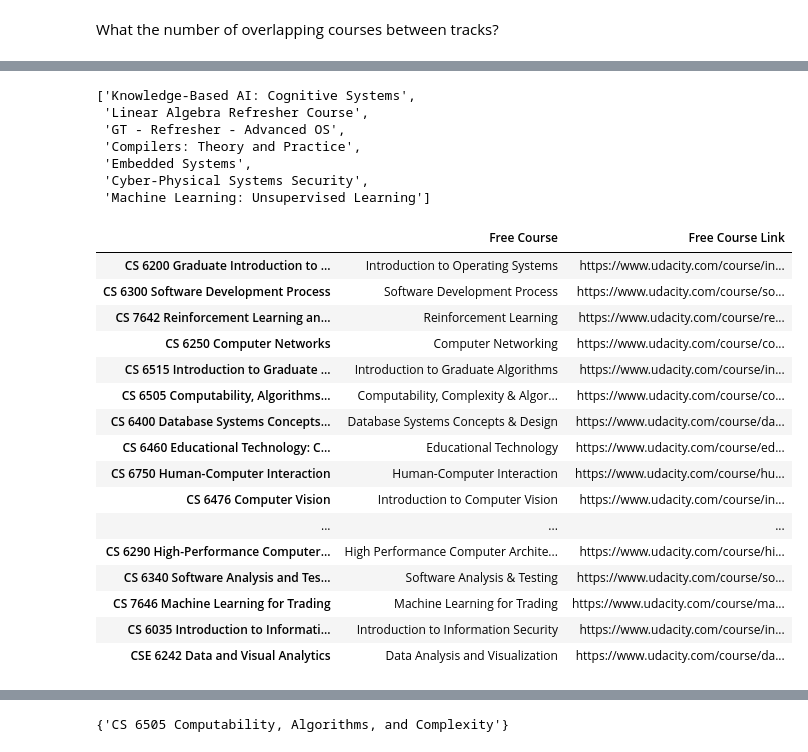
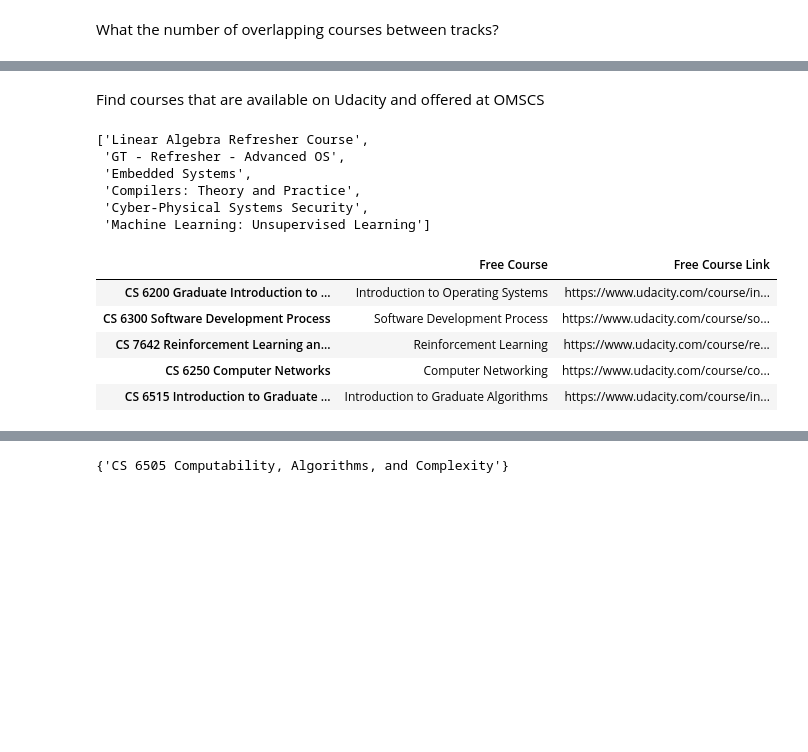
Before and after one commit to zhaoyi3264/gt-mscs, a Jupyter notebook: scrape.ipynb, the cells around one changed output, grey strips where cells are left out. Drawn from its saved outputs; the diff is of its cells as text; code cells hidden in the pictures; blank space fills up the shorter version.

```diff
--- a/scrape.ipynb
+++ b/scrape.ipynb
@@ -59,6 +59,7 @@ SUBAREA = 'Sub-area'
 SUBAREA_CONDITION = 'Sub-area Condition'
 
 tracks = {}
+is_electives = False
 
 for child in div.children:
     text = child.text.strip()
@@ -106,14 +107,16 @@ for child in div.children:
             courses[SUBAREA] = []
         for li in child.find_all('li'):
             course = re.sub(r'\s+', ' ', li.text.strip())
+            # Add XOR courses
             if ' OR ' in course:
-                xor_courses = set(course.split(' OR '))
+                xor_courses = list(course.split(' OR '))
                 courses['XOR'] = {}
                 for c in xor_courses:
                     courses[COURSES].append(c)
-                    courses['XOR'][c] = sorted(list(xor_courses - set([c])))
+                    courses['XOR'][c] = sorted(list(set(xor_courses) - set([c])))
             else:
                 courses[COURSES].append(course)
+                # Add sub-area
                 if subarea:
                     courses[SUBAREA].append(subarea)
         # If it does not say take a certain number of courses, all need to be taken
@@ -245,7 +237,10 @@ pd.DataFrame(map_dict_value(track_overlap_courses, map_dict_value, len))
 | Scientific Computing | 1 | 0 | 1 | 4 | ... |
 | Social Computing | 3 | 3 | 8 | 0 | ... |
 | Visual Analytics | 1 | 1 | 0 | 0 | ... |
+# %% [markdown]
+Find courses that are available on Udacity and offered at OMSCS
 # %%
+# Manual mapping
 course_to_free_course = {
     "CS 6200 Graduate Introduction to Operating Systems": "Introduction to Operating Systems",
     "CS 6300 Software Development Process": "Software Development Process",
@@ -270,50 +265,42 @@ course_to_free_course = {
     "CS 6340 Software Analysis and Testing": "Software Analysis & Testing",
     "CS 7646 Machine Learning for Trading": "Machine Learning for Trading",
     "CS 6035 Introduction to Information Security": "Introduction to Information Security",
-    "CSE 6242 Data and Visual Analytics": "Data Analysis and Visualization"
+    "CSE 6242 Data and Visual Analytics": "Data Analysis and Visualization",
+    "CS 7637 Knowledge-Based AI": "Knowledge-Based AI: Cognitive Systems",
 }
-# to_json_in('data', 'course_to_free_course.json', course_to_free_course)
 # %%
+# Udacity courses that are not in MSCS but some are in OMSCS
 [
-    'Knowledge-Based AI: Cognitive Systems',
     'Linear Algebra Refresher Course',
     'GT - Refresher - Advanced OS',
-    'Compilers: Theory and Practice',
-    'Embedded Systems',
+    'Embedded Systems', # CS 6291 Embedded Software Optimization
+    'Compilers: Theory and Practice', # CS 8803 O08: Compilers - Theory and Practice
     'Cyber-Physical Systems Security',
     'Machine Learning: Unsupervised Learning'
 ]
 # %% [output]
-['Knowledge-Based AI: Cognitive Systems',
- 'Linear Algebra Refresher Course',
+['Linear Algebra Refresher Course',
  'GT - Refresher - Advanced OS',
+ 'Embedded Systems',
  'Compilers: Theory and Practice',
- 'Embedded Systems',
  'Cyber-Physical Systems Security',
  'Machine Learning: Unsupervised Learning']
 # %%
+# Map courses to Udacity courses and links
 course_to_free_course_info = pd.merge(
     pd.Series(course_to_free_course, name='Free Course'),
     pd.Series(free_course_to_link, name='Free Course Link'),
     left_on='Free Course',
     right_index=True,
 )
-course_to_free_course_info
+# Verify manual mapping is correct
+assert len(course_to_free_course_info) == len(course_to_free_course)
+
+course_to_free_course_info.head()
 # %% [output]
 |  | Free Course | Free Course Link |
 | CS 6200 Graduate Introduction to ... | Introduction to Operating Systems | https://www.udacity.com/course/in... |
 | CS 6300 Software Development Process | Software Development Process | https://www.udacity.com/course/so... |
 | CS 7642 Reinforcement Learning an... | Reinforcement Learning | https://www.udacity.com/course/re... |
 | CS 6250 Computer Networks | Computer Networking | https://www.udacity.com/course/co... |
 | CS 6515 Introduction to Graduate ... | Introduction to Graduate Algorithms | https://www.udacity.com/course/in... |
-| CS 6505 Computability, Algorithms... | Computability, Complexity & Algor... | https://www.udacity.com/course/co... |
-| CS 6400 Database Systems Concepts... | Database Systems Concepts & Design | https://www.udacity.com/course/da... |
-| CS 6460 Educational Technology: C... | Educational Technology | https://www.udacity.com/course/ed... |
-| CS 6750 Human-Computer Interaction | Human-Computer Interaction | https://www.udacity.com/course/hu... |
-| CS 6476 Computer Vision | Introduction to Computer Vision | https://www.udacity.com/course/in... |
-| ... | ... | ... |
-| CS 6290 High-Performance Computer... | High Performance Computer Archite... | https://www.udacity.com/course/hi... |
-| CS 6340 Software Analysis and Tes... | Software Analysis & Testing | https://www.udacity.com/course/so... |
-| CS 7646 Machine Learning for Trading | Machine Learning for Trading | https://www.udacity.com/course/ma... |
-| CS 6035 Introduction to Informati... | Introduction to Information Security | https://www.udacity.com/course/in... |
-| CSE 6242 Data and Visual Analytics | Data Analysis and Visualization | https://www.udacity.com/course/da... |
```
Also changed, not shown: parts of 23 cells of this notebook, 6 other files.
